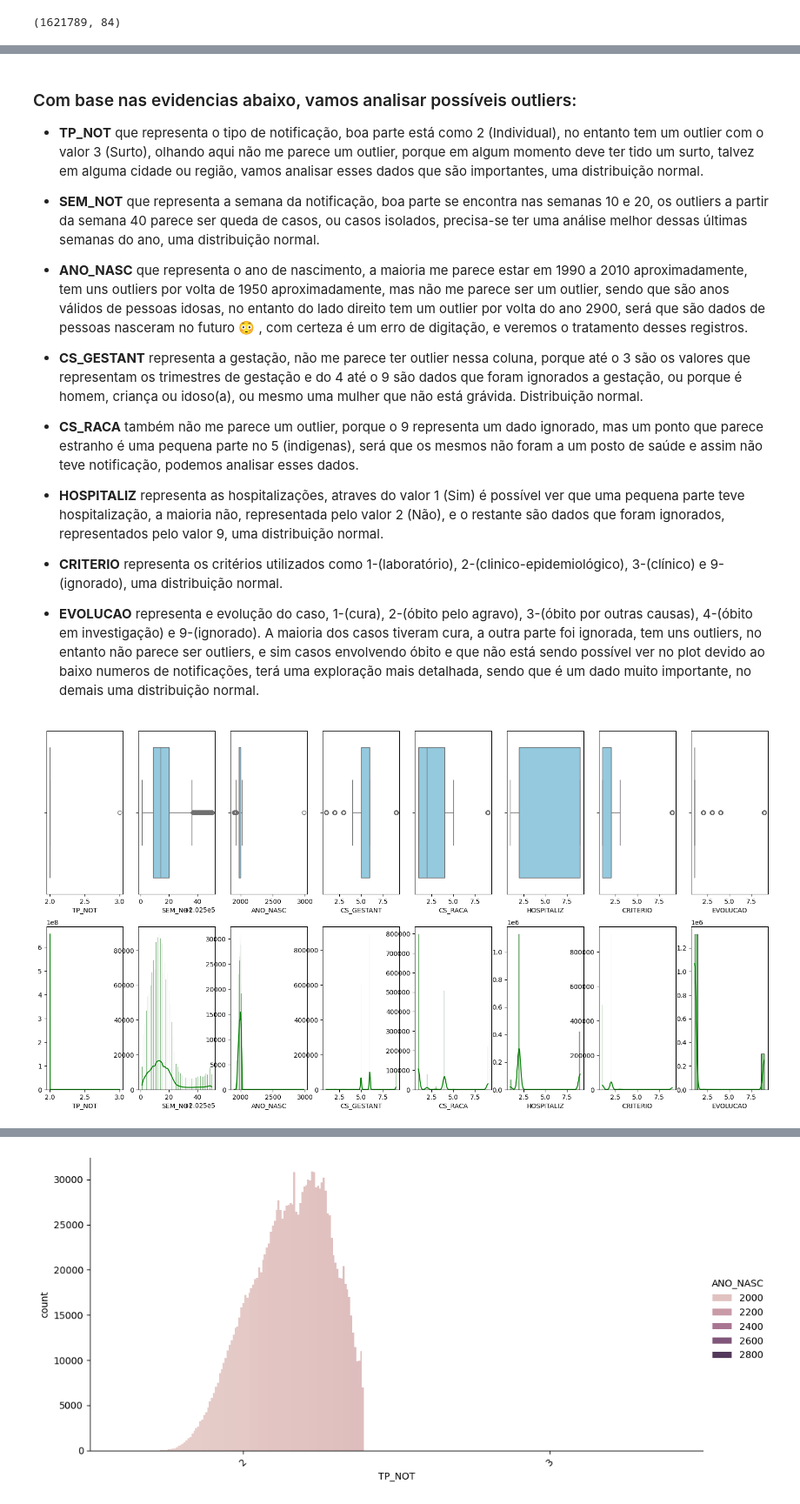
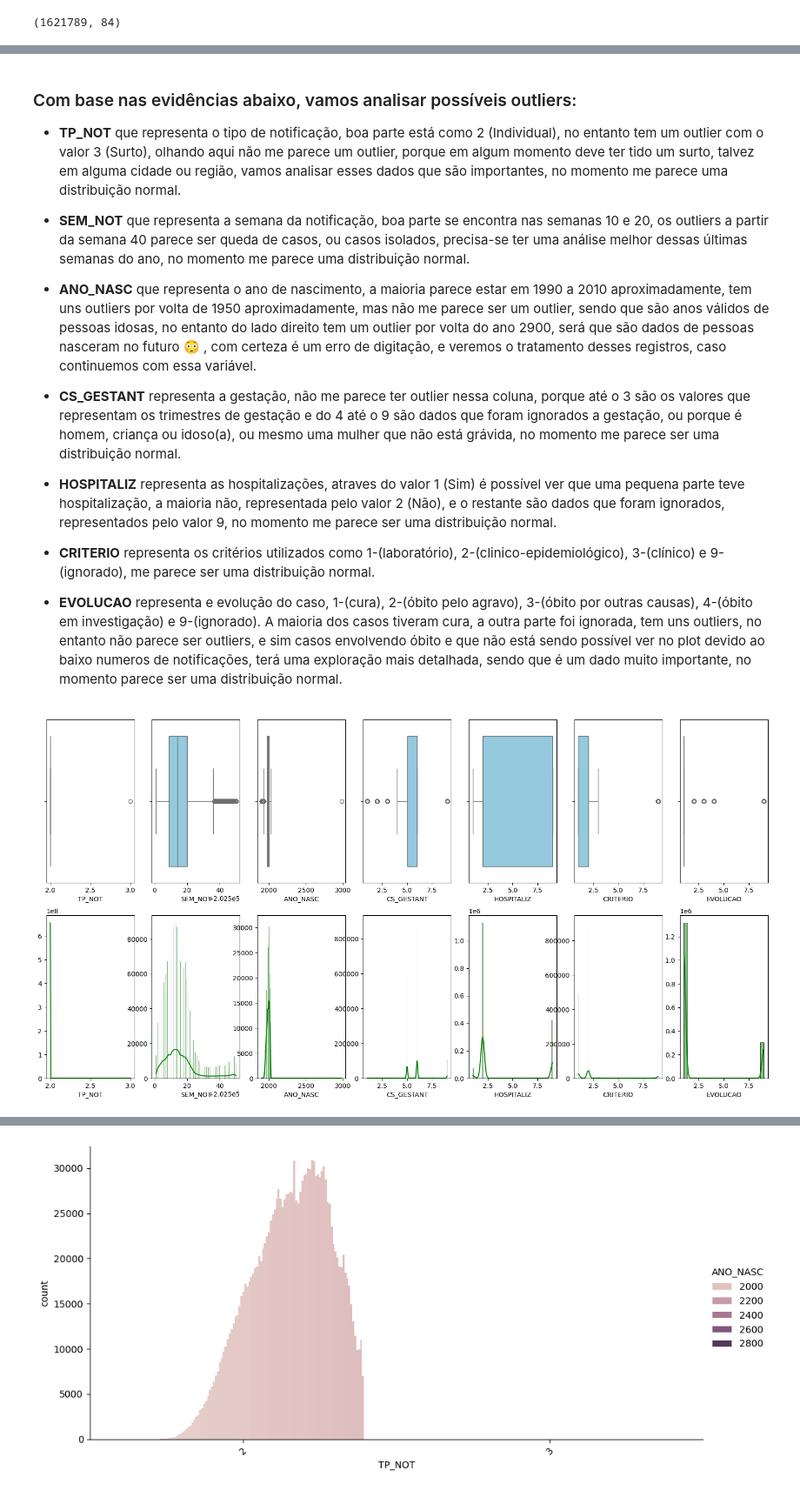
Before and after one commit to rodrigoandrade/8IADT-tech-challenge-fase1, a Jupyter notebook: tech_challenge_fase_1.ipynb, the cells around one changed output, grey strips where cells are left out. Shown at 87% size. Cells and saved outputs as stored; diff of their text form; code cells hidden in the pictures.

```diff
--- a/tech_challenge_fase_1.ipynb
+++ b/tech_challenge_fase_1.ipynb
@@ -264,2 +161,0 @@ dados[['ID_OCUPA_N', 'CODIGO', 'TITULO']].head(20)
-# %%
-dados.drop(columns=['CODIGO'], inplace=True)
@@ -400,12 +288,7 @@ ufs_dados = pd.DataFrame({
         50,51,52,53
     ],
     'UF_DESCRICAO': [
-        'Rondônia','Acre','Amazonas','Roraima','Pará','Amapá','Tocantins',
-        'Maranhão','Piauí','Ceará','Rio Grande do Norte','Paraíba',
-        'Pernambuco','Alagoas','Sergipe','Bahia',
-        'Minas Gerais','Espírito Santo','Rio de Janeiro','São Paulo',
-        'Paraná','Santa Catarina','Rio Grande do Sul',
-        'Mato Grosso do Sul','Mato Grosso','Goiás','Distrito Federal'
+        'RO','AC','AM','RR','PA','AP','TO', 'MA','PI','CE','RN','PB', 'PE','AL','SE','BA', 'MG','ES','RJ','SP', 'PR','SC','RS', 'MS','MT','GO','DF'
     ]
 })
 # %%
@@ -446,4 +329,4 @@ dados[['COUFINF', 'COD_UF', 'UF_DESCRICAO']].head(20)
 # %%
 dados['COUFINF'] = dados['COUFINF'].fillna(9)
-dados['UF_DESCRICAO'] = dados['UF_DESCRICAO'].fillna('Não INformado')
+dados['UF_DESCRICAO'] = dados['UF_DESCRICAO'].fillna('Não Informado')
 # %% [markdown]
@@ -550,2 +428,0 @@ Removendo a coluna "DT_NSI", até o momento coluna não necessária para prediç
-# %%
-dados.drop(columns=['DT_NS1'], inplace=True)
@@ -616,38 +473,36 @@ len(colunas_numericas)
 # %% [markdown]
-### Com base nas evidencias abaixo, vamos analisar possíveis outliers:
+### Com base nas evidências abaixo, vamos analisar possíveis outliers:
 
-  - **TP_NOT** que representa o tipo de notificação, boa parte está como 2 (Individual), no entanto tem um outlier com o valor 3 (Surto), olhando aqui não me parece um outlier, porque em algum momento deve ter tido um surto, talvez em alguma cidade ou região, vamos analisar esses dados que são importantes, uma distribuição normal.
+  - **TP_NOT** que representa o tipo de notificação, boa parte está como 2 (Individual), no entanto tem um outlier com o valor 3 (Surto), olhando aqui não me parece um outlier, porque em algum momento deve ter tido um surto, talvez em alguma cidade ou região, vamos analisar esses dados que são importantes, no momento me parece uma distribuição normal.
 
-  - **SEM_NOT** que representa a semana da notificação, boa parte se encontra nas semanas 10 e 20, os outliers a partir da semana 40 parece ser queda de casos, ou casos isolados, precisa-se ter uma análise melhor dessas últimas semanas do ano, uma distribuição normal.
+  - **SEM_NOT** que representa a semana da notificação, boa parte se encontra nas semanas 10 e 20, os outliers a partir da semana 40 parece ser queda de casos, ou casos isolados, precisa-se ter uma análise melhor dessas últimas semanas do ano, no momento me parece uma distribuição normal.
 
-  - **ANO_NASC** que representa o ano de nascimento, a maioria me parece estar em 1990 a 2010 aproximadamente, tem uns outliers por volta de 1950 aproximadamente, mas não me parece ser um outlier, sendo que são anos válidos de pessoas idosas, no entanto do lado direito tem um outlier por volta do ano 2900, será que são dados de pessoas nasceram no futuro 😳 , com certeza é um erro de digitação, e veremos o tratamento desses registros.
+  - **ANO_NASC** que representa o ano de nascimento, a maioria parece estar em 1990 a 2010 aproximadamente, tem uns outliers por volta de 1950 aproximadamente, mas não me parece ser um outlier, sendo que são anos válidos de pessoas idosas, no entanto do lado direito tem um outlier por volta do ano 2900, será que são dados de pessoas nasceram no futuro 😳 , com certeza é um erro de digitação, e veremos o tratamento desses registros, caso continuemos com essa variável.
 
-  - **CS_GESTANT** representa a gestação, não me parece ter outlier nessa coluna, porque até o 3 são os valores que representam os trimestres de gestação e do 4 até o 9 são dados que foram ignorados a gestação, ou porque é homem, criança ou idoso(a), ou mesmo uma mulher que não está grávida. Distribuição normal.
+  - **CS_GESTANT** representa a gestação, não me parece ter outlier nessa coluna, porque até o 3 são os valores que representam os trimestres de gestação e do 4 até o 9 são dados que foram ignorados a gestação, ou porque é homem, criança ou idoso(a), ou mesmo uma mulher que não está grávida, no momento me parece ser uma distribuição normal.
 
-  - **CS_RACA** também não me parece um outlier, porque o 9 representa um dado ignorado, mas um ponto que parece estranho é uma pequena parte no 5 (indigenas), será que os mesmos não foram a um posto de saúde e assim não teve notificação, podemos analisar esses dados.
+  - **HOSPITALIZ** representa as hospitalizações, atraves do valor 1 (Sim) é possível ver que uma pequena parte teve hospitalização, a maioria não, representada pelo valor 2 (Não), e o restante são dados que foram ignorados, representados pelo valor 9, no momento me parece ser uma distribuição normal.
 
-  - **HOSPITALIZ** representa as hospitalizações, atraves do valor 1 (Sim) é possível ver que uma pequena parte teve hospitalização, a maioria não, representada pelo valor 2 (Não), e o restante são dados que foram ignorados, representados pelo valor 9, uma distribuição normal.
+  - **CRITERIO** representa os critérios utilizados como 1-(laboratório), 2-(clinico-epidemiológico), 3-(clínico) e 9-(ignorado), me parece ser uma distribuição normal.
 
-  - **CRITERIO** representa os critérios utilizados como 1-(laboratório), 2-(clinico-epidemiológico), 3-(clínico) e 9-(ignorado), uma distribuição normal.
-
-  - **EVOLUCAO** representa e evolução do caso, 1-(cura), 2-(óbito pelo agravo), 3-(óbito por outras causas), 4-(óbito em investigação) e 9-(ignorado). A maioria dos casos tiveram cura, a outra parte foi ignorada, tem uns outliers, no entanto não parece ser outliers, e sim casos envolvendo óbito e que não está sendo possível ver no plot devido ao baixo numeros de notificações, terá uma exploração mais detalhada, sendo que é um dado muito importante, no demais uma distribuição normal.
+  - **EVOLUCAO** representa e evolução do caso, 1-(cura), 2-(óbito pelo agravo), 3-(óbito por outras causas), 4-(óbito em investigação) e 9-(ignorado). A maioria dos casos tiveram cura, a outra parte foi ignorada, tem uns outliers, no entanto não parece ser outliers, e sim casos envolvendo óbito e que não está sendo possível ver no plot devido ao baixo numeros de notificações, terá uma exploração mais detalhada, sendo que é um dado muito importante, no momento parece ser uma distribuição normal.
 # %%
 import matplotlib.pyplot as plt
 import seaborn as sns
 
 # MONTAR BOXPLOTS PARA VERIFICAR A DISTRIBUIÇÃO E OUTLIERS
-numeric_cols = ['TP_NOT', 'SEM_NOT', 'ANO_NASC', 'CS_GESTANT', 'CS_RACA', 'HOSPITALIZ', 'CRITERIO', 'EVOLUCAO']
+numeric_cols = ['TP_NOT', 'SEM_NOT', 'ANO_NASC', 'CS_GESTANT', 'HOSPITALIZ', 'CRITERIO', 'EVOLUCAO']
 
 # Configurar uma grade de 2 e 8 colunas
-fig, ax = plt.subplots(2, 8, figsize=(20, 10))
+fig, ax = plt.subplots(2, 7, figsize=(20, 10))
 
 # Plotar os 14 gráficos
 for i, col in enumerate(numeric_cols):
     # Linha 1 boxplots
     sns.boxplot(x=dados[col], ax=ax[0,i], color='skyblue')
     # Linha 2 histogramas
     sns.histplot(x=dados[col], ax=ax[1,i], color='green', kde=True)
     ax[1, i].set_ylabel('')
 # %% [output]
-[figure, old version]
+[figure, new version]
 # %% [markdown]
```
Also changed, not shown: parts of 169 cells of this notebook, 1 other file.
